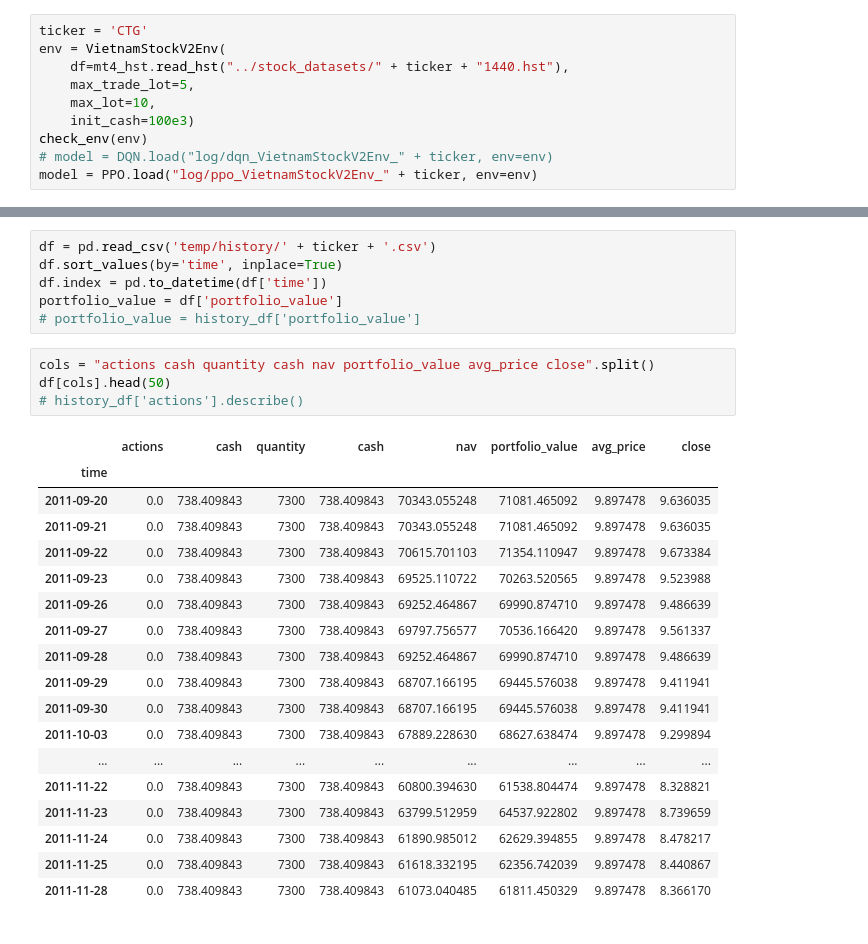
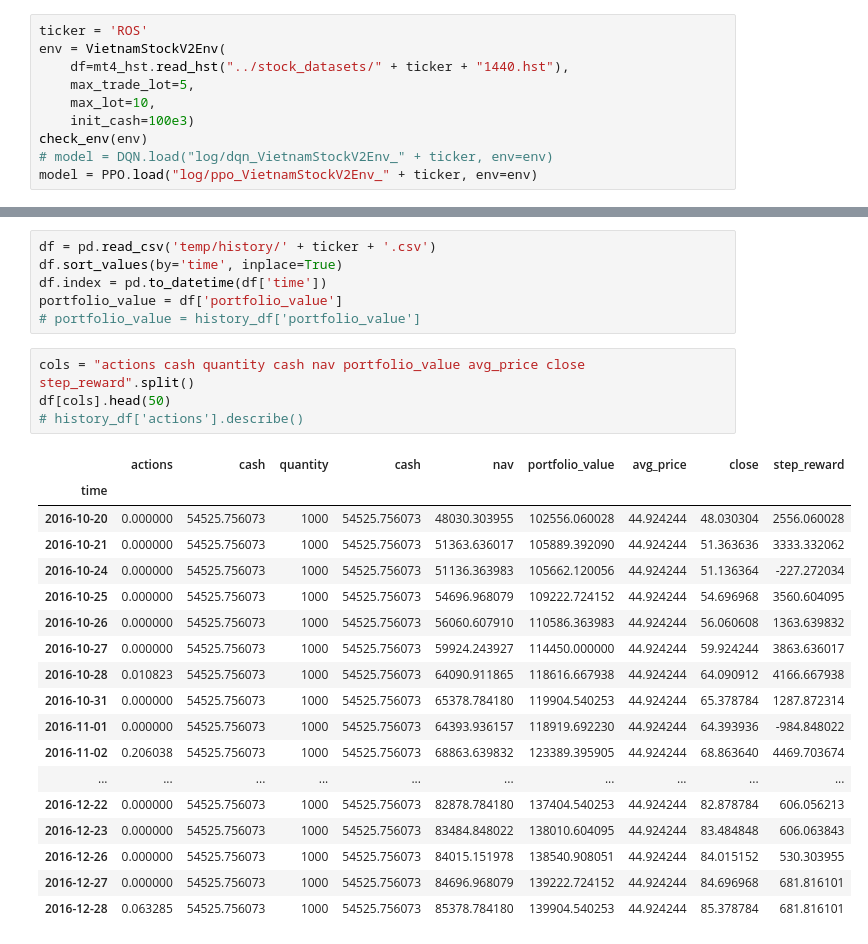
Before and after one commit to minhmanminhman/stock-env, a Jupyter notebook: notebooks/test_vn_stock_env.ipynb, the cells around one changed output, grey strips where cells are left out. Drawn from its saved outputs; the diff is of its cells as text.

```diff
--- a/notebooks/test_vn_stock_env.ipynb
+++ b/notebooks/test_vn_stock_env.ipynb
@@ -23,7 +23,7 @@ from stock_env.envs.vn_stock_env import VietnamStockEnv, VietnamStockV2Env
 from stable_baselines3.common.env_checker import check_env
 %matplotlib inline
 # %%
-ticker = 'CTG'
+ticker = 'ROS'
 env = VietnamStockV2Env(
     df=mt4_hst.read_hst("../stock_datasets/" + ticker + "1440.hst"),
     max_trade_lot=5,
@@ -48,28 +48,28 @@ df.index = pd.to_datetime(df['time'])
 portfolio_value = df['portfolio_value']
 # portfolio_value = history_df['portfolio_value']
 # %%
-cols = "actions cash quantity cash nav portfolio_value avg_price close".split()
+cols = "actions cash quantity cash nav portfolio_value avg_price close step_reward".split()
 df[cols].head(50)
 # history_df['actions'].describe()
 # %% [output]
-|  | actions | cash | quantity | cash | nav | portfolio_value | avg_price | close |
-| time |  |  |  |  |  |  |  |  |
-| 2011-09-20 | 0.0 | 738.409843 | 7300 | 738.409843 | 70343.055248 | 71081.465092 | 9.897478 | 9.636035 |
-| 2011-09-21 | 0.0 | 738.409843 | 7300 | 738.409843 | 70343.055248 | 71081.465092 | 9.897478 | 9.636035 |
-| 2011-09-22 | 0.0 | 738.409843 | 7300 | 738.409843 | 70615.701103 | 71354.110947 | 9.897478 | 9.673384 |
-| 2011-09-23 | 0.0 | 738.409843 | 7300 | 738.409843 | 69525.110722 | 70263.520565 | 9.897478 | 9.523988 |
-| 2011-09-26 | 0.0 | 738.409843 | 7300 | 738.409843 | 69252.464867 | 69990.874710 | 9.897478 | 9.486639 |
-| 2011-09-27 | 0.0 | 738.409843 | 7300 | 738.409843 | 69797.756577 | 70536.166420 | 9.897478 | 9.561337 |
-| 2011-09-28 | 0.0 | 738.409843 | 7300 | 738.409843 | 69252.464867 | 69990.874710 | 9.897478 | 9.486639 |
-| 2011-09-29 | 0.0 | 738.409843 | 7300 | 738.409843 | 68707.166195 | 69445.576038 | 9.897478 | 9.411941 |
-| 2011-09-30 | 0.0 | 738.409843 | 7300 | 738.409843 | 68707.166195 | 69445.576038 | 9.897478 | 9.411941 |
-| 2011-10-03 | 0.0 | 738.409843 | 7300 | 738.409843 | 67889.228630 | 68627.638474 | 9.897478 | 9.299894 |
-| ... | ... | ... | ... | ... | ... | ... | ... | ... |
-| 2011-11-22 | 0.0 | 738.409843 | 7300 | 738.409843 | 60800.394630 | 61538.804474 | 9.897478 | 8.328821 |
-| 2011-11-23 | 0.0 | 738.409843 | 7300 | 738.409843 | 63799.512959 | 64537.922802 | 9.897478 | 8.739659 |
-| 2011-11-24 | 0.0 | 738.409843 | 7300 | 738.409843 | 61890.985012 | 62629.394855 | 9.897478 | 8.478217 |
-| 2011-11-25 | 0.0 | 738.409843 | 7300 | 738.409843 | 61618.332195 | 62356.742039 | 9.897478 | 8.440867 |
-| 2011-11-28 | 0.0 | 738.409843 | 7300 | 738.409843 | 61073.040485 | 61811.450329 | 9.897478 | 8.366170 |
+|  | actions | cash | quantity | cash | nav | portfolio_value | avg_price | close | step_reward |
+| time |  |  |  |  |  |  |  |  |  |
+| 2016-10-20 | 0.000000 | 54525.756073 | 1000 | 54525.756073 | 48030.303955 | 102556.060028 | 44.924244 | 48.030304 | 2556.060028 |
+| 2016-10-21 | 0.000000 | 54525.756073 | 1000 | 54525.756073 | 51363.636017 | 105889.392090 | 44.924244 | 51.363636 | 3333.332062 |
+| 2016-10-24 | 0.000000 | 54525.756073 | 1000 | 54525.756073 | 51136.363983 | 105662.120056 | 44.924244 | 51.136364 | -227.272034 |
+| 2016-10-25 | 0.000000 | 54525.756073 | 1000 | 54525.756073 | 54696.968079 | 109222.724152 | 44.924244 | 54.696968 | 3560.604095 |
+| 2016-10-26 | 0.000000 | 54525.756073 | 1000 | 54525.756073 | 56060.607910 | 110586.363983 | 44.924244 | 56.060608 | 1363.639832 |
+| 2016-10-27 | 0.000000 | 54525.756073 | 1000 | 54525.756073 | 59924.243927 | 114450.000000 | 44.924244 | 59.924244 | 3863.636017 |
+| 2016-10-28 | 0.010823 | 54525.756073 | 1000 | 54525.756073 | 64090.911865 | 118616.667938 | 44.924244 | 64.090912 | 4166.667938 |
+| 2016-10-31 | 0.000000 | 54525.756073 | 1000 | 54525.756073 | 65378.784180 | 119904.540253 | 44.924244 | 65.378784 | 1287.872314 |
+| 2016-11-01 | 0.000000 | 54525.756073 | 1000 | 54525.756073 | 64393.936157 | 118919.692230 | 44.924244 | 64.393936 | -984.848022 |
+| 2016-11-02 | 0.206038 | 54525.756073 | 1000 | 54525.756073 | 68863.639832 | 123389.395905 | 44.924244 | 68.863640 | 4469.703674 |
+| ... | ... | ... | ... | ... | ... | ... | ... | ... | ... |
+| 2016-12-22 | 0.000000 | 54525.756073 | 1000 | 54525.756073 | 82878.784180 | 137404.540253 | 44.924244 | 82.878784 | 606.056213 |
+| 2016-12-23 | 0.000000 | 54525.756073 | 1000 | 54525.756073 | 83484.848022 | 138010.604095 | 44.924244 | 83.484848 | 606.063843 |
+| 2016-12-26 | 0.000000 | 54525.756073 | 1000 | 54525.756073 | 84015.151978 | 138540.908051 | 44.924244 | 84.015152 | 530.303955 |
+| 2016-12-27 | 0.000000 | 54525.756073 | 1000 | 54525.756073 | 84696.968079 | 139222.724152 | 44.924244 | 84.696968 | 681.816101 |
+| 2016-12-28 | 0.063285 | 54525.756073 | 1000 | 54525.756073 | 85378.784180 | 139904.540253 | 44.924244 | 85.378784 | 681.816101 |
 # %%
 plot_trade_log_v2(df)
 # %% [output]
```
Also changed, not shown: parts of 2 cells of this notebook, 2 other files.
